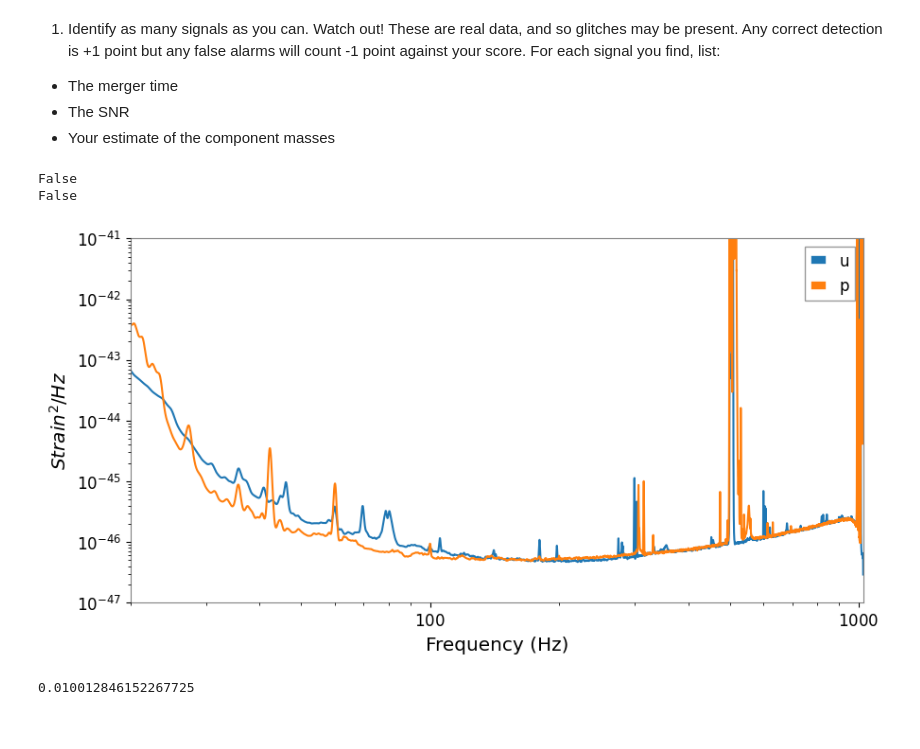
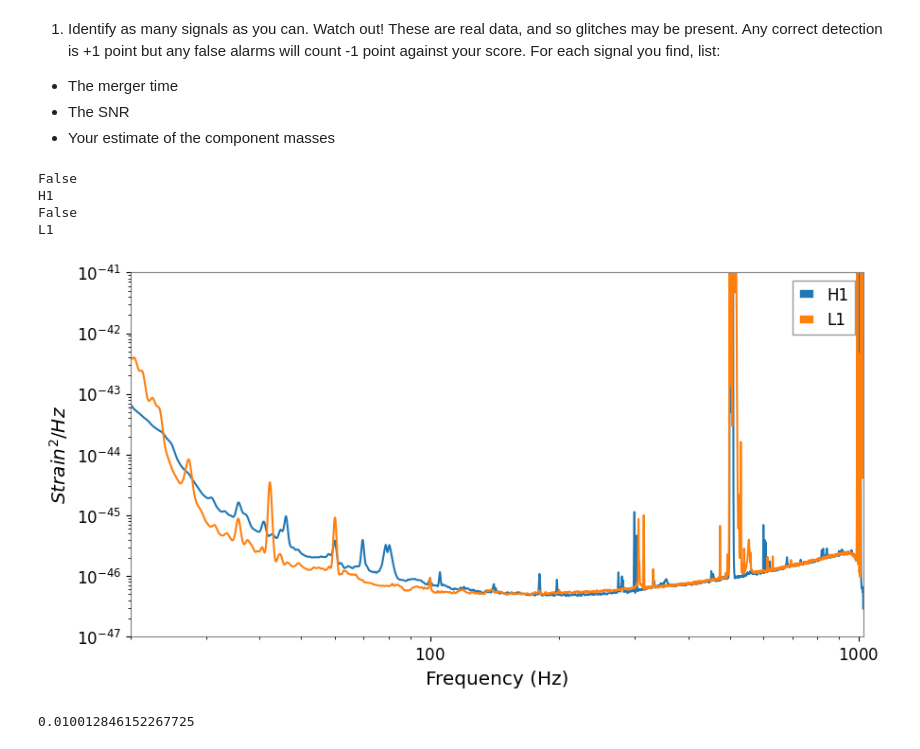
Before and after one commit to norrismeg/odw, a Jupyter notebook: Data_Challenge_4.ipynb, the cells around one changed output. Cells and saved outputs as stored; diff of their text form; code cells hidden in the pictures.

```diff
--- a/Data_Challenge_4.ipynb
+++ b/Data_Challenge_4.ipynb
@@ -80,35 +81,38 @@ plt.figure(figsize=[10, 5])
 for ifo in ifos:
     # Read in and precondition the data
     channel = (ifo)+':CHALLENGE3'
     pycbc_strain[ifo] = frame.read_frame('challenge3.gwf', channel)
 
 for ifo, ts in pycbc_strain.items():
     print(isinstance(ts,TimeSeries))
+    print(ifo)
     t_s = highpass(ts, 15)
     data[ifo] = resample_to_delta_t(t_s, 1.0/2048).crop(2, 2)
 
     # Estimate the power spectral density of the data
     # This chooses to use 2s samples in the PSD estimate.
     p = data[ifo].psd(2)
     p = interpolate(p, data[ifo].delta_f)
     p = inverse_spectrum_truncation(p, int(2 * data[ifo].sample_rate), low_frequency_cutoff=15.0)
     psd[ifo] = p
 
     plt.plot(psd[ifo].sample_frequencies, psd[ifo], label=ifo)
 
 plt.yscale('log')
 plt.xscale('log')
 plt.ylim(1e-47, 1e-41)
 plt.xlim(20, 1024)
 plt.ylabel('$Strain^2 / Hz$')
 plt.xlabel('Frequency (Hz)')
 plt.grid()
-plt.legend('upper left')
+plt.legend()
 plt.show()
 # %% [output]
 False
+H1
 False
+L1
-[figure, old version]
+[figure, new version]
 # %%
 from pycbc.detector import Detector
 
```
Also changed, not shown: parts of 3 cells of this notebook.
